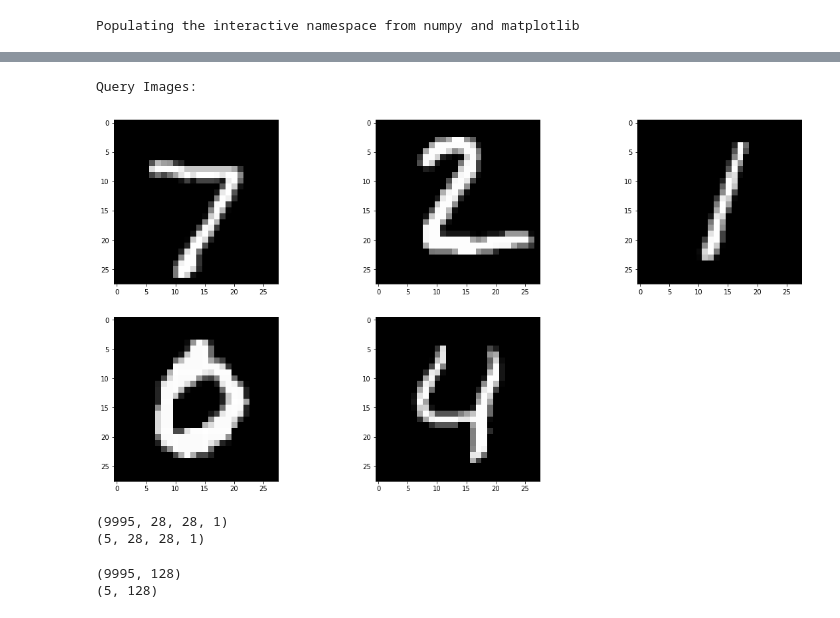
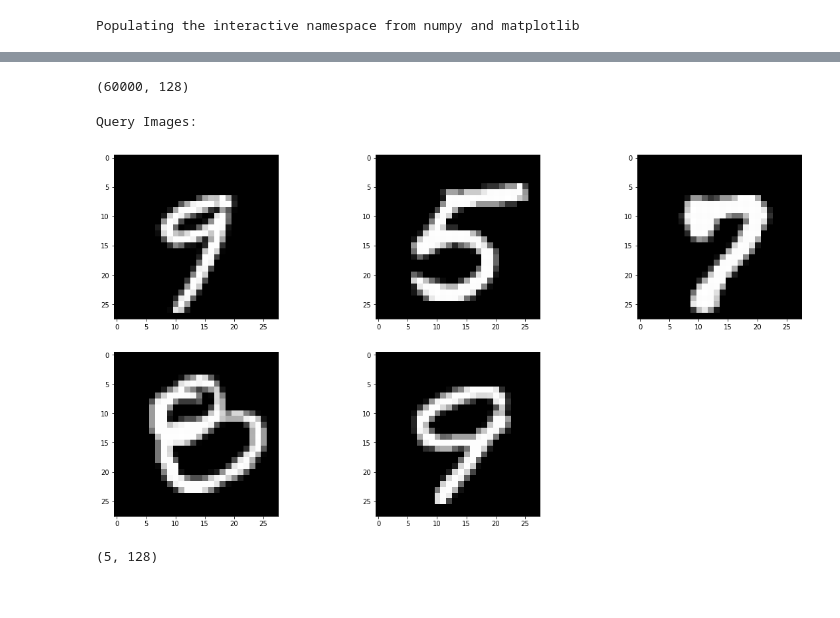
Before and after one commit to georgia-tech-db/evadb, a Jupyter notebook: others/jupyter/indexing_mnist.ipynb, the cells around one changed output, grey strips where cells are left out. Saved outputs shown, nothing was run; the diff lists cells and outputs as text; code cells hidden in the pictures.

```diff
--- a/others/jupyter/indexing_mnist.ipynb
+++ b/others/jupyter/indexing_mnist.ipynb
@@ -147,34 +147,34 @@ Model loaded in:  2.082096815109253
+# %%
+# encode database of images
+codes = encoder.predict(train_x)
+
+codes = codes.reshape(-1, 4*4*8)
+
+# train for closest images using nearest neighbour
+from sklearn.neighbors import NearestNeighbors
+k = 5
+knn = NearestNeighbors(n_neighbors=k).fit(codes)
+
+print(codes.shape)
+# %% [output]
+(60000, 128)
 # %%
-query_images = test_x[0:5]
+query_indices = np.random.randint(test_x.shape[0], size=5)
+query_images = test_x[query_indices]
 fig=plt.figure(figsize=(20, 10))
 columns = 3
 rows = 2
 print("Query Images:")
 for idx, image in enumerate(query_images):
     fig.add_subplot(rows, columns, idx + 1)
     plt.imshow(np.squeeze(image), cmap="gray")
 plt.show()
 # %% [output]
 Query Images:
-[figure, old version]
+[figure, new version]
-# %%
-# remove query images from the test set
-test_x = np.delete(test_x, np.s_[0:5], axis=0)
-print(test_x.shape)
-print(query_images.shape)
-# %% [output]
-(9995, 28, 28, 1)
-(5, 28, 28, 1)
 # %%
-# encode query images and test set
-codes = encoder.predict(test_x)
 query_codes = encoder.predict(query_images)
-
-codes = codes.reshape(-1, 4*4*8)
 query_codes = query_codes.reshape(-1, 4*4*8)
-
-print(codes.shape)
 print(query_codes.shape)
 # %% [output]
-(9995, 128)
 (5, 128)
```
Also changed, not shown: parts of 6 cells of this notebook, 2 other files.
